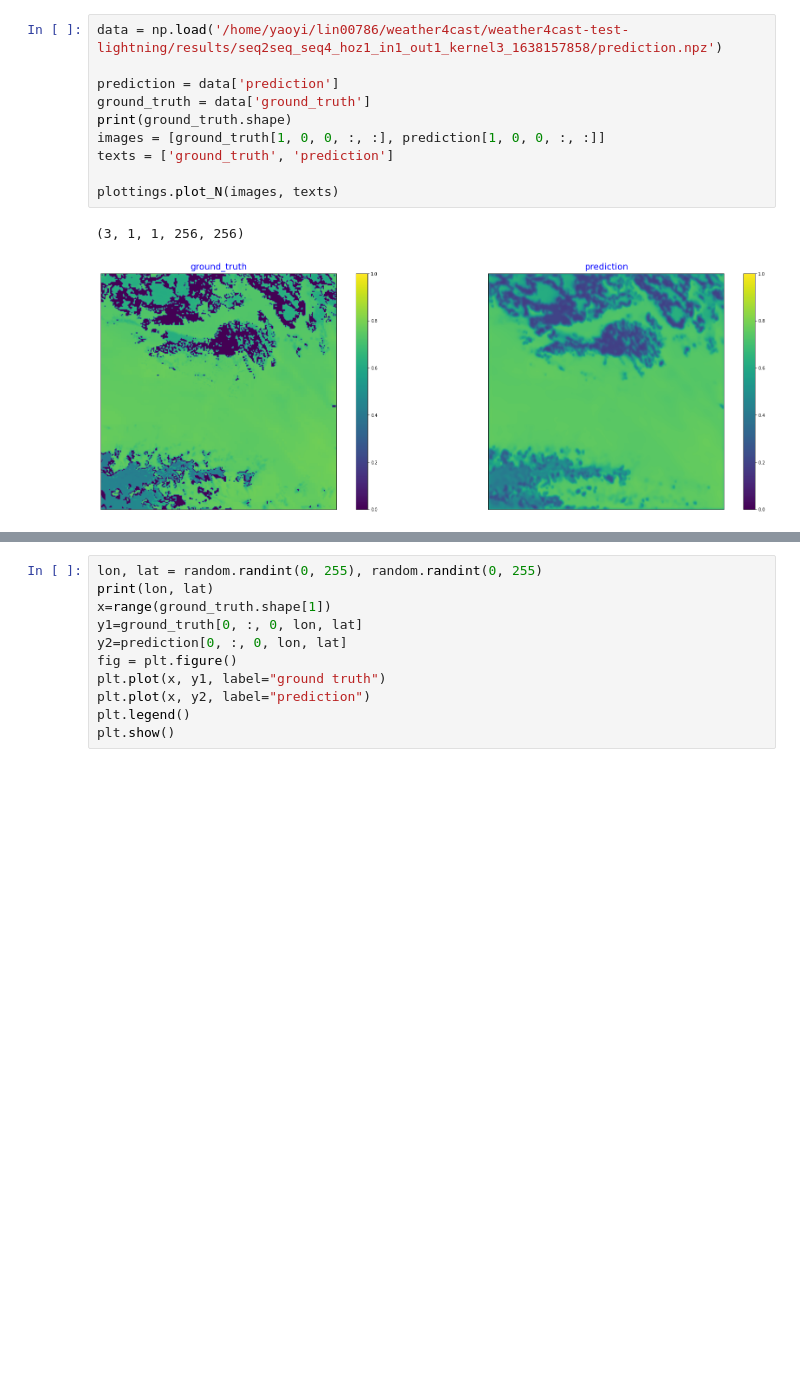
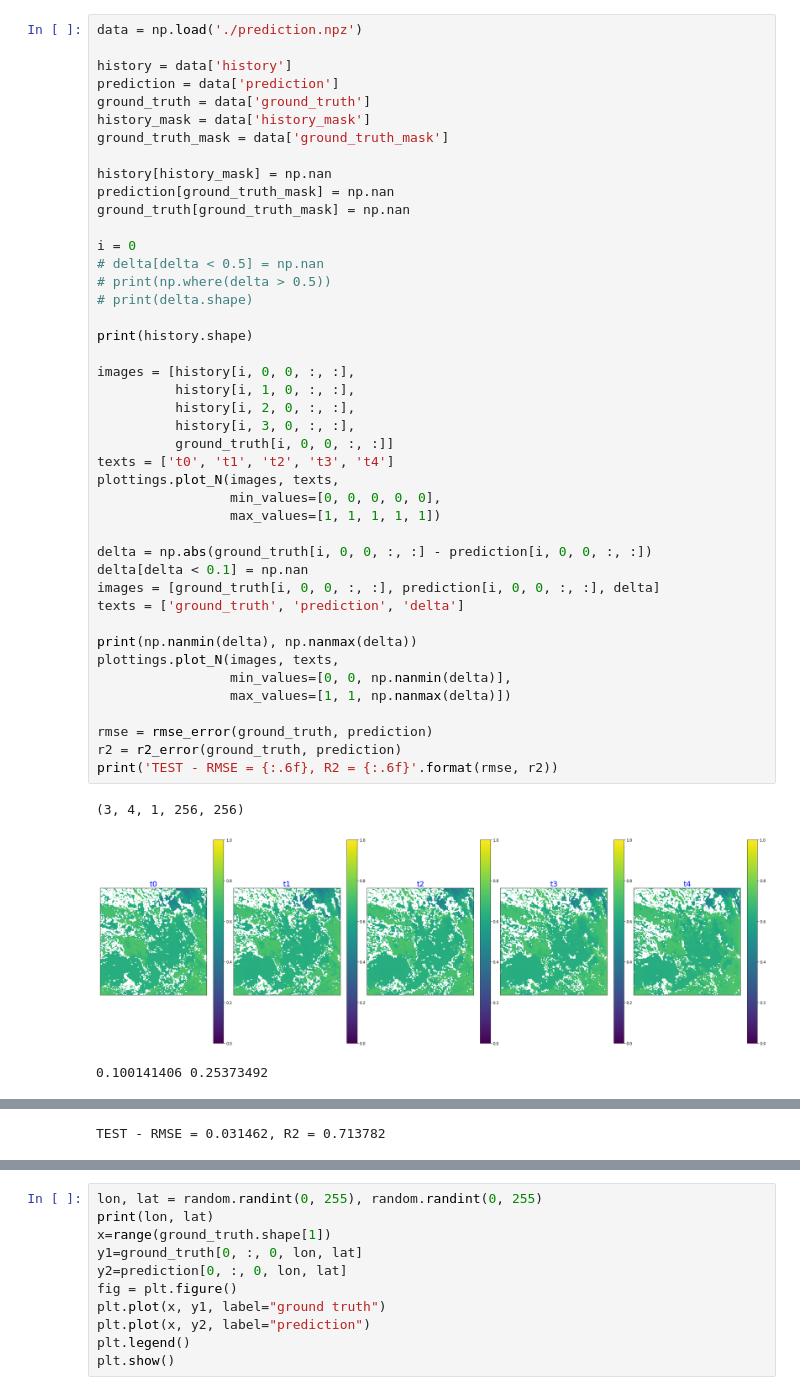
Before and after one commit to linyijun/weather4cast-baselines, a Jupyter notebook: viz.ipynb, the cells around one changed output, grey strips where cells are left out. Saved outputs shown, nothing was run; the diff lists cells and outputs as text; blank space fills up the shorter version.

```diff
--- a/viz.ipynb
+++ b/viz.ipynb
@@ -6,13 +8,47 @@ import matplotlib.pyplot as plt
 # %%
-data = np.load('/home/yaoyi/lin00786/weather4cast/weather4cast-test-lightning/results/seq2seq_seq4_hoz1_in1_out1_kernel3_1638157858/prediction.npz')
+data = np.load('./prediction.npz')
 
+history = data['history']
 prediction = data['prediction']
 ground_truth = data['ground_truth']
-print(ground_truth.shape)
-images = [ground_truth[1, 0, 0, :, :], prediction[1, 0, 0, :, :]]
-texts = ['ground_truth', 'prediction']
+history_mask = data['history_mask']
+ground_truth_mask = data['ground_truth_mask']
 
-plottings.plot_N(images, texts)
+history[history_mask] = np.nan
+prediction[ground_truth_mask] = np.nan
+ground_truth[ground_truth_mask] = np.nan
+
+i = 0
+# delta[delta < 0.5] = np.nan
+# print(np.where(delta > 0.5))
+# print(delta.shape)
+
+print(history.shape)
+
+images = [history[i, 0, 0, :, :],
+          history[i, 1, 0, :, :],
+          history[i, 2, 0, :, :],
+          history[i, 3, 0, :, :],
+          ground_truth[i, 0, 0, :, :]]
+texts = ['t0', 't1', 't2', 't3', 't4']
+plottings.plot_N(images, texts,
+                 min_values=[0, 0, 0, 0, 0],
+                 max_values=[1, 1, 1, 1, 1])
+
+delta = np.abs(ground_truth[i, 0, 0, :, :] - prediction[i, 0, 0, :, :])
+delta[delta < 0.1] = np.nan
+images = [ground_truth[i, 0, 0, :, :], prediction[i, 0, 0, :, :], delta]
+texts = ['ground_truth', 'prediction', 'delta']
+
+print(np.nanmin(delta), np.nanmax(delta))
+plottings.plot_N(images, texts,
+                 min_values=[0, 0, np.nanmin(delta)],
+                 max_values=[1, 1, np.nanmax(delta)])
+
+rmse = rmse_error(ground_truth, prediction)
+r2 = r2_error(ground_truth, prediction)
+print('TEST - RMSE = {:.6f}, R2 = {:.6f}'.format(rmse, r2))
 # %% [output]
-(3, 1, 1, 256, 256)
+(3, 4, 1, 256, 256)
-[figure, old version]
+[figure, new version]
+0.100141406 0.25373492
@@ -18,0 +56 @@ plottings.plot_N(images, texts)
+TEST - RMSE = 0.031462, R2 = 0.713782
```
Also changed, not shown: parts of 3 cells of this notebook, 13 other files.
